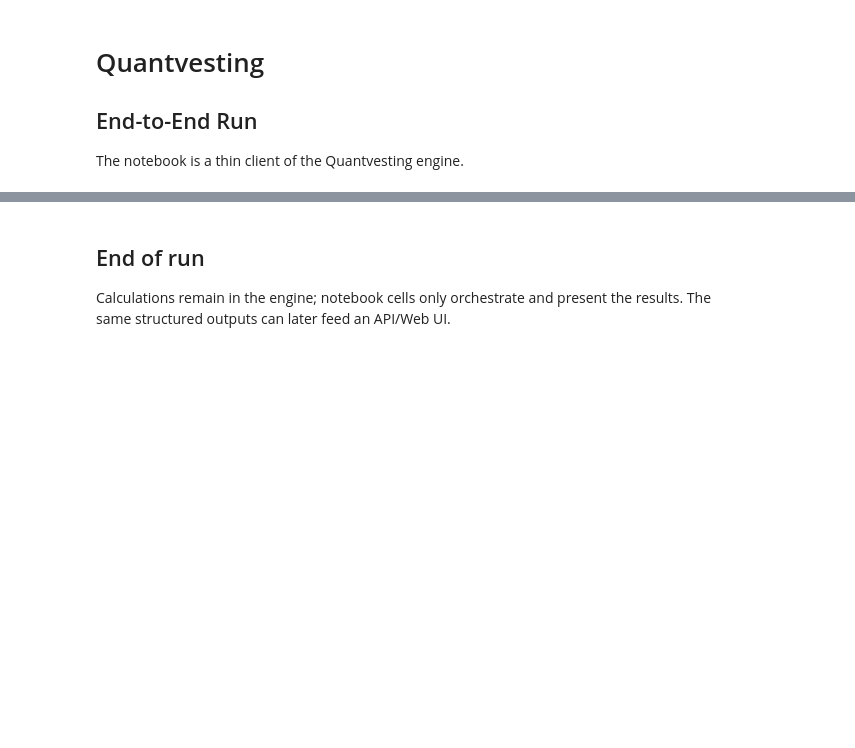
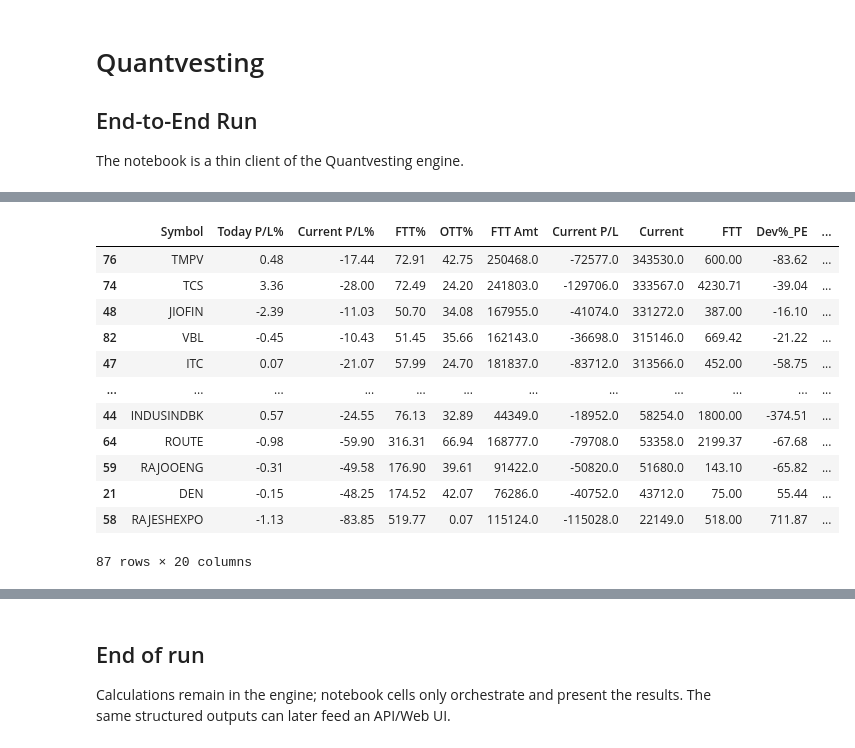
Before and after one commit to ankit-rathi/Quantvesting_v3, a Jupyter notebook: 03_quantvesting_run.ipynb, the cells around one changed output, grey strips where cells are left out. Drawn from its saved outputs; the diff is of its cells as text; code cells hidden in the pictures; blank space fills up the shorter version.

```diff
--- a/03_quantvesting_run.ipynb
+++ b/03_quantvesting_run.ipynb
@@ -112,0 +193,25 @@ df_portfolio_actions = qv.portfolio_actions(
+# %%
+df_portfolio_actions = qv.portfolio_actions(
+    df_portfolio,
+)
+
+
+qv.display_dataframe(
+    df_portfolio_actions,
+    sort_by="CurrAlloc%",
+    ascending=False,
+)
+# %% [output]
+|  | Symbol | Today P/L% | Current P/L% | FTT% | OTT% | FTT Amt | Current P/L | Current | FTT | Dev%_PE | ... |
+| 76 | TMPV | 0.48 | -17.44 | 72.91 | 42.75 | 250468.0 | -72577.0 | 343530.0 | 600.00 | -83.62 | ... |
+| 74 | TCS | 3.36 | -28.00 | 72.49 | 24.20 | 241803.0 | -129706.0 | 333567.0 | 4230.71 | -39.04 | ... |
+| 48 | JIOFIN | -2.39 | -11.03 | 50.70 | 34.08 | 167955.0 | -41074.0 | 331272.0 | 387.00 | -16.10 | ... |
+| 82 | VBL | -0.45 | -10.43 | 51.45 | 35.66 | 162143.0 | -36698.0 | 315146.0 | 669.42 | -21.22 | ... |
+| 47 | ITC | 0.07 | -21.07 | 57.99 | 24.70 | 181837.0 | -83712.0 | 313566.0 | 452.00 | -58.75 | ... |
+| ... | ... | ... | ... | ... | ... | ... | ... | ... | ... | ... | ... |
+| 44 | INDUSINDBK | 0.57 | -24.55 | 76.13 | 32.89 | 44349.0 | -18952.0 | 58254.0 | 1800.00 | -374.51 | ... |
+| 64 | ROUTE | -0.98 | -59.90 | 316.31 | 66.94 | 168777.0 | -79708.0 | 53358.0 | 2199.37 | -67.68 | ... |
+| 59 | RAJOOENG | -0.31 | -49.58 | 176.90 | 39.61 | 91422.0 | -50820.0 | 51680.0 | 143.10 | -65.82 | ... |
+| 21 | DEN | -0.15 | -48.25 | 174.52 | 42.07 | 76286.0 | -40752.0 | 43712.0 | 75.00 | 55.44 | ... |
+| 58 | RAJESHEXPO | -1.13 | -83.85 | 519.77 | 0.07 | 115124.0 | -115028.0 | 22149.0 | 518.00 | 711.87 | ... |
+87 rows × 20 columns
```
Also changed, not shown: parts of 7 cells of this notebook.
